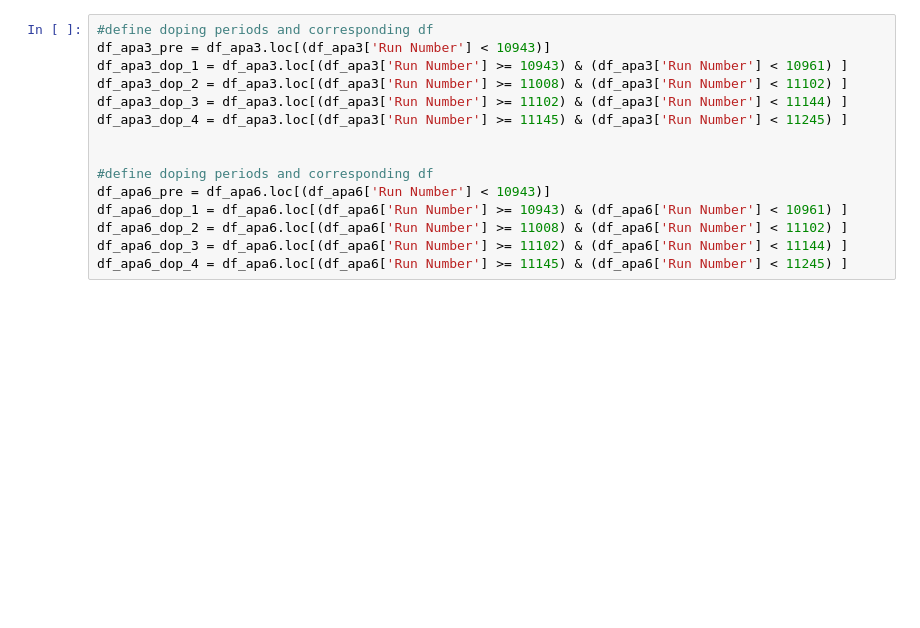
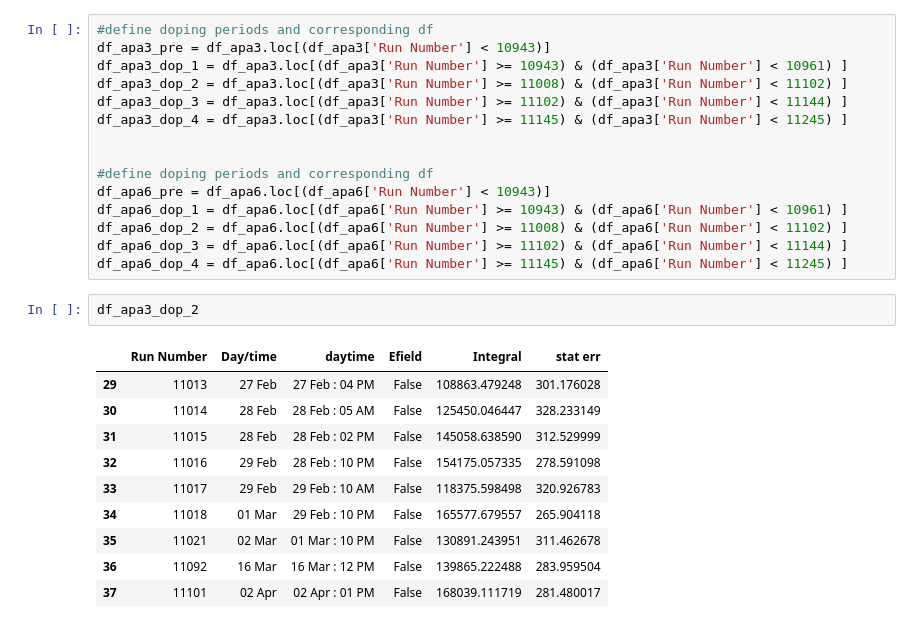
Before and after one commit to stbordoni/Arapuca, a Jupyter notebook: doDopingPeriodPlots.ipynb, the cells around one changed output. Drawn from its saved outputs; the diff is of its cells as text; blank space fills up the shorter version.

```diff
--- a/doDopingPeriodPlots.ipynb
+++ b/doDopingPeriodPlots.ipynb
@@ -164,6 +177,19 @@ df_apa6_dop_1 = df_apa6.loc[(df_apa6['Run Number'] >= 10943) & (df_apa6['Run Num
 df_apa6_dop_2 = df_apa6.loc[(df_apa6['Run Number'] >= 11008) & (df_apa6['Run Number'] < 11102) ]
 df_apa6_dop_3 = df_apa6.loc[(df_apa6['Run Number'] >= 11102) & (df_apa6['Run Number'] < 11144) ]
 df_apa6_dop_4 = df_apa6.loc[(df_apa6['Run Number'] >= 11145) & (df_apa6['Run Number'] < 11245) ]
+# %%
+df_apa3_dop_2
+# %% [output]
+|  | Run Number | Day/time | daytime | Efield | Integral | stat err |
+| 29 | 11013 | 27 Feb | 27 Feb : 04 PM | False | 108863.479248 | 301.176028 |
+| 30 | 11014 | 28 Feb | 28 Feb : 05 AM | False | 125450.046447 | 328.233149 |
+| 31 | 11015 | 28 Feb | 28 Feb : 02 PM | False | 145058.638590 | 312.529999 |
+| 32 | 11016 | 29 Feb | 28 Feb : 10 PM | False | 154175.057335 | 278.591098 |
+| 33 | 11017 | 29 Feb | 29 Feb : 10 AM | False | 118375.598498 | 320.926783 |
+| 34 | 11018 | 01 Mar | 29 Feb : 10 PM | False | 165577.679557 | 265.904118 |
+| 35 | 11021 | 02 Mar | 01 Mar : 10 PM | False | 130891.243951 | 311.462678 |
+| 36 | 11092 | 16 Mar | 16 Mar : 12 PM | False | 139865.222488 | 283.959504 |
+| 37 | 11101 | 02 Apr | 02 Apr : 01 PM | False | 168039.111719 | 281.480017 |
 # %%
 ############################################################
 #                           DOPING 1
```
Also changed, not shown: parts of 8 cells of this notebook.
